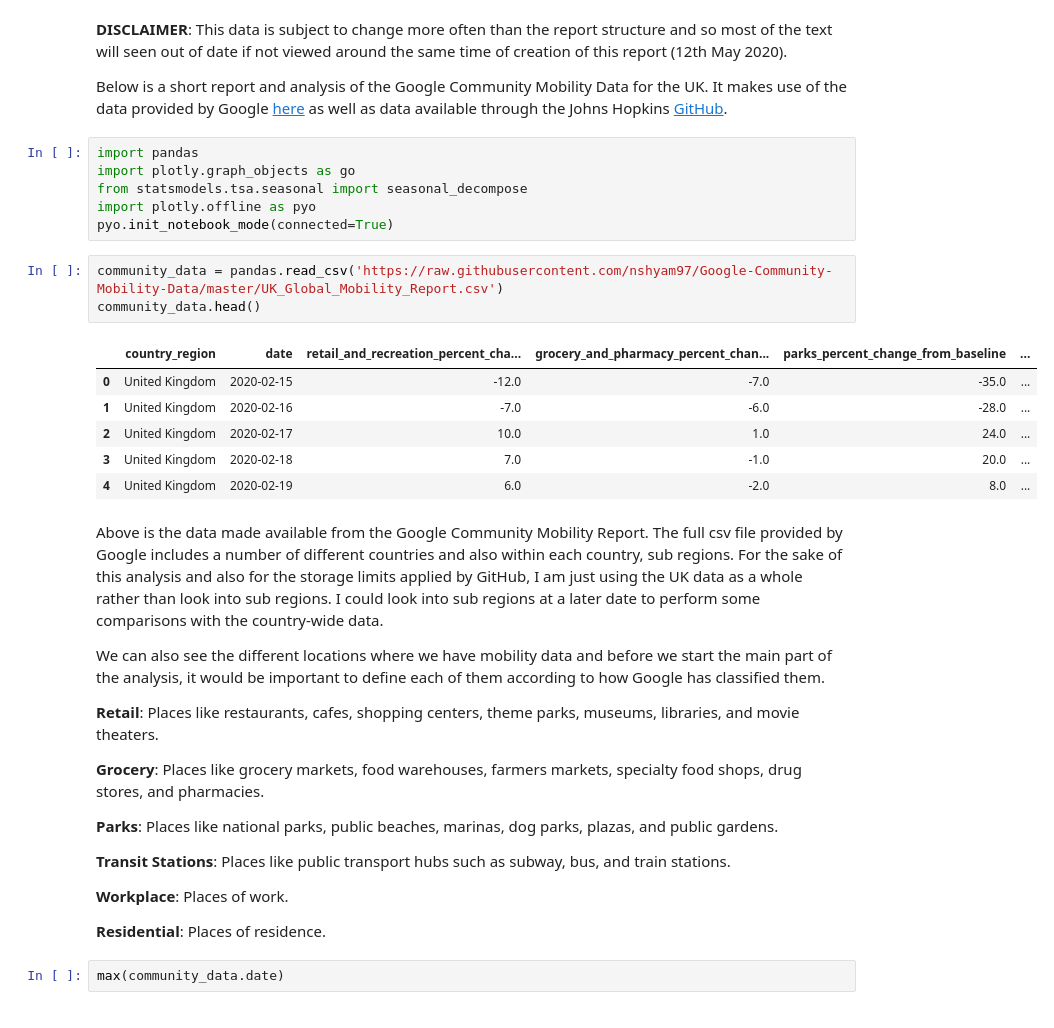
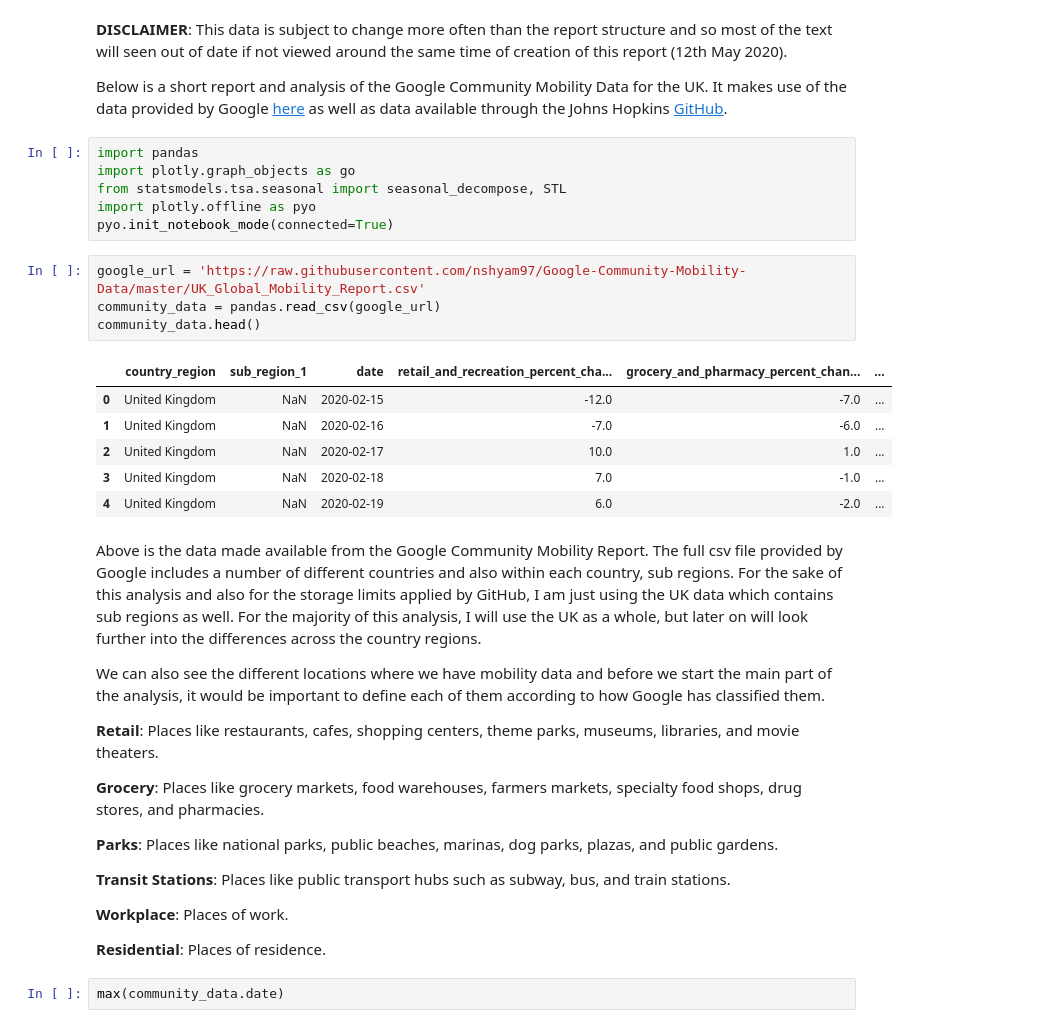
Before and after one commit to nshyam97/Google-Community-Mobility-Report, a Jupyter notebook: report.ipynb, the cells around one changed output. Saved outputs shown, nothing was run; the diff lists cells and outputs as text.

```diff
--- a/report.ipynb
+++ b/report.ipynb
@@ -7,21 +7,22 @@ Below is a short report and analysis of the Google Community Mobility Data for t
 # %%
 import pandas
 import plotly.graph_objects as go
-from statsmodels.tsa.seasonal import seasonal_decompose
+from statsmodels.tsa.seasonal import seasonal_decompose, STL
 import plotly.offline as pyo
 pyo.init_notebook_mode(connected=True)
 # %%
-community_data = pandas.read_csv('https://raw.githubusercontent.com/nshyam97/Google-Community-Mobility-Data/master/UK_Global_Mobility_Report.csv')
+google_url = 'https://raw.githubusercontent.com/nshyam97/Google-Community-Mobility-Data/master/UK_Global_Mobility_Report.csv'
+community_data = pandas.read_csv(google_url)
 community_data.head()
 # %% [output]
-|  | country_region | date | retail_and_recreation_percent_cha... | grocery_and_pharmacy_percent_chan... | parks_percent_change_from_baseline | ... |
-| 0 | United Kingdom | 2020-02-15 | -12.0 | -7.0 | -35.0 | ... |
-| 1 | United Kingdom | 2020-02-16 | -7.0 | -6.0 | -28.0 | ... |
-| 2 | United Kingdom | 2020-02-17 | 10.0 | 1.0 | 24.0 | ... |
-| 3 | United Kingdom | 2020-02-18 | 7.0 | -1.0 | 20.0 | ... |
-| 4 | United Kingdom | 2020-02-19 | 6.0 | -2.0 | 8.0 | ... |
+|  | country_region | sub_region_1 | date | retail_and_recreation_percent_cha... | grocery_and_pharmacy_percent_chan... | ... |
+| 0 | United Kingdom | NaN | 2020-02-15 | -12.0 | -7.0 | ... |
+| 1 | United Kingdom | NaN | 2020-02-16 | -7.0 | -6.0 | ... |
+| 2 | United Kingdom | NaN | 2020-02-17 | 10.0 | 1.0 | ... |
+| 3 | United Kingdom | NaN | 2020-02-18 | 7.0 | -1.0 | ... |
+| 4 | United Kingdom | NaN | 2020-02-19 | 6.0 | -2.0 | ... |
 # %% [markdown]
-Above is the data made available from the Google Community Mobility Report. The full csv file provided by Google includes a number of different countries and also within each country, sub regions. For the sake of this analysis and also for the storage limits applied by GitHub, I am just using the UK data as a whole rather than look into sub regions. I could look into sub regions at a later date to perform some comparisons with the country-wide data.
+Above is the data made available from the Google Community Mobility Report. The full csv file provided by Google includes a number of different countries and also within each country, sub regions. For the sake of this analysis and also for the storage limits applied by GitHub, I am just using the UK data which contains sub regions as well. For the majority of this analysis, I will use the UK as a whole, but later on will look further into the differences across the country regions.
 
 We can also see the different locations where we have mobility data and before we start the main part of the analysis, it would be important to define each of them according to how Google has classified them.
 
```
Also changed, not shown: parts of 29 cells of this notebook.
